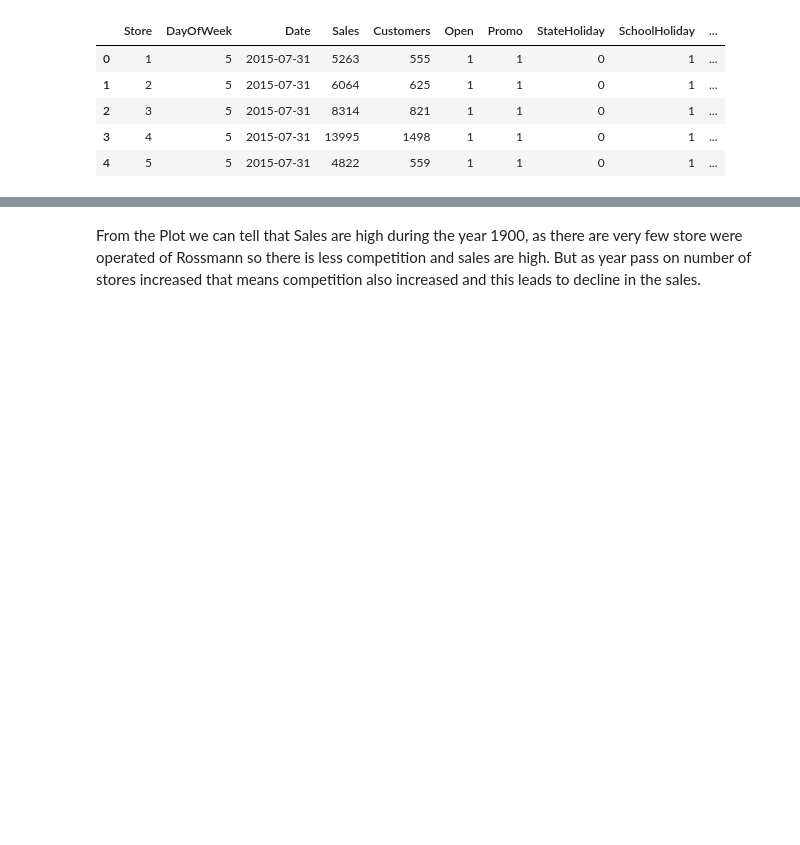
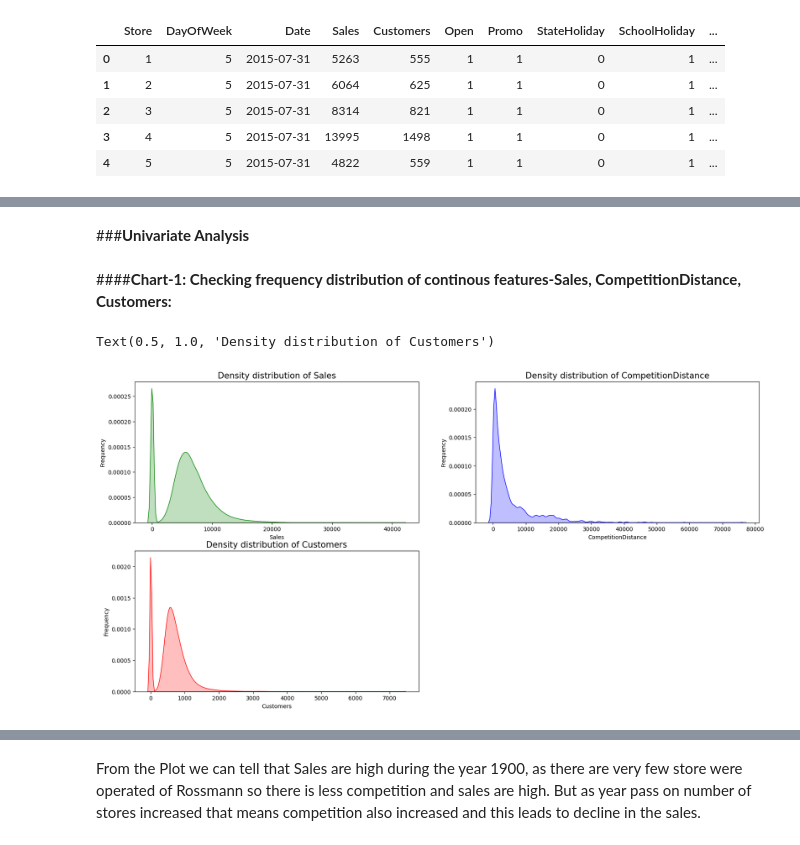
Before and after one commit to Kumarisimran626/S.K-Retail_sales_prediction, a Jupyter notebook: S_K_Retail_sales_prediction.ipynb, the cells around one changed output, grey strips where cells are left out. Saved outputs shown, nothing was run; the diff lists cells and outputs as text; code cells hidden in the pictures; blank space fills up the shorter version.

```diff
--- a/S_K_Retail_sales_prediction.ipynb
+++ b/S_K_Retail_sales_prediction.ipynb
@@ -437,0 +435,32 @@ final_1.tail()
+# %% [markdown]
+###**Univariate Analysis**
+# %% [markdown]
+####**Chart-1: Checking frequency distribution of continous features-Sales, CompetitionDistance, Customers:**
+# %%
+
+#Checking Frequency distribution for continous features:
+plt.figure(figsize=(20,10))
+
+#First plot(Sales vs Frequency)
+plt.subplot(2,2,1)
+plt.xlabel("Sales")
+plt.ylabel("Frequency")
+sns.kdeplot(final_1["Sales"], color="Green", shade = True)  #kernel density estimate (KDE) plot
+plt.title('Density distribution of Sales',size = 15)
+
+#Second plot(CompetitionDistance vs Frequency)
+plt.subplot(2,2,2)
+plt.xlabel("CompetitionDistance")
+plt.ylabel("Frequency")
+sns.kdeplot(final_1["CompetitionDistance"], color="Blue", shade = True) #kernel density estimate (KDE) plot
+plt.title('Density distribution of CompetitionDistance',size = 15)
+
+#Third plot(Customers vs Frequency)
+plt.subplot(2,2,3)
+plt.xlabel("Customers")
+plt.ylabel("Frequency")
+sns.kdeplot(final_1["Customers"], color="Red", shade = True) #kernel density estimate (KDE) plot
+plt.title('Density distribution of Customers',size = 15)
+# %% [output]
+Text(0.5, 1.0, 'Density distribution of Customers')
+[figure, added]
```
Also changed, not shown: parts of 58 cells of this notebook.
